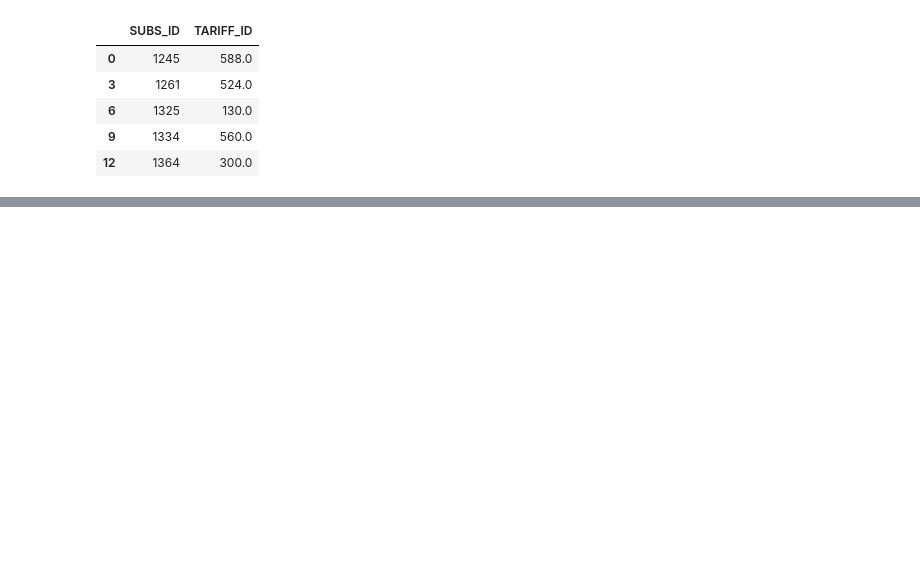
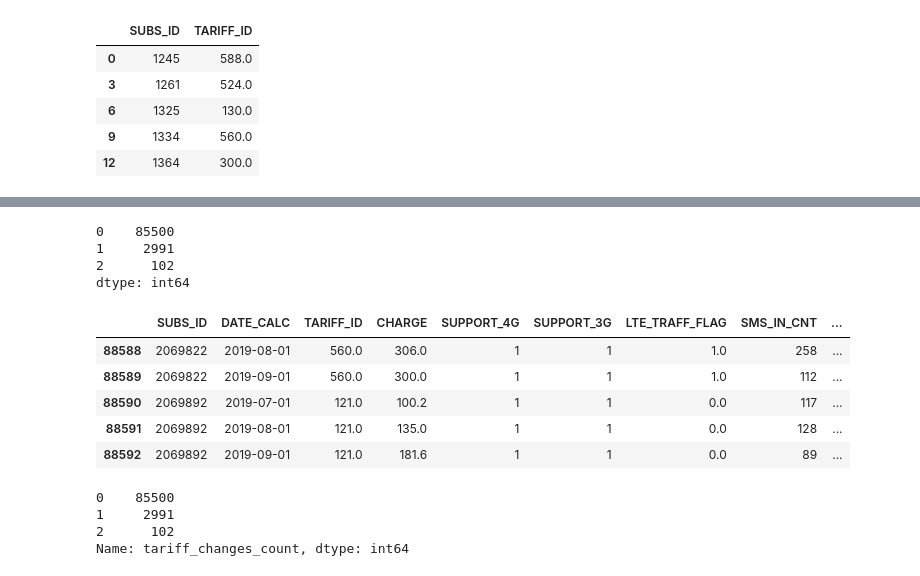
Before and after one commit to marcenavuc/best, a Jupyter notebook: Prepare.ipynb, the cells around one changed output, grey strips where cells are left out. Cells and saved outputs as stored; diff of their text form; code cells hidden in the pictures; blank space fills up the shorter version.

```diff
--- a/Prepare.ipynb
+++ b/Prepare.ipynb
@@ -129,0 +148,32 @@ Name: SUBS_ID, Length: 9770, dtype: int64
+# %%
+subs_ids = np.unique(three_df['SUBS_ID'])
+changes_count = []
+for idx in subs_ids:
+    for i in range(3):
+        changes_count.append(np.unique(three_df[three_df['SUBS_ID'] == idx]['TARIFF_ID']).shape[0] - 1)
+changes_count = pd.Series(changes_count)
+# %%
+changes_count.value_counts()
+# %% [output]
+0    85500
+1     2991
+2      102
+dtype: int64
+# %%
+three_df['tariff_changes_count'] = changes_count
+# %%
+three_df.tail()
+# %% [output]
+|  | SUBS_ID | DATE_CALC | TARIFF_ID | CHARGE | SUPPORT_4G | SUPPORT_3G | LTE_TRAFF_FLAG | SMS_IN_CNT | ... |
+| 88588 | 2069822 | 2019-08-01 | 560.0 | 306.0 | 1 | 1 | 1.0 | 258 | ... |
+| 88589 | 2069822 | 2019-09-01 | 560.0 | 300.0 | 1 | 1 | 1.0 | 112 | ... |
+| 88590 | 2069892 | 2019-07-01 | 121.0 | 100.2 | 1 | 1 | 0.0 | 117 | ... |
+| 88591 | 2069892 | 2019-08-01 | 121.0 | 135.0 | 1 | 1 | 0.0 | 128 | ... |
+| 88592 | 2069892 | 2019-09-01 | 121.0 | 181.6 | 1 | 1 | 0.0 | 89 | ... |
+# %%
+three_df['tariff_changes_count'].value_counts()
+# %% [output]
+0    85500
+1     2991
+2      102
+Name: tariff_changes_count, dtype: int64
```
Also changed, not shown: parts of 9 cells of this notebook, 1 other file.
